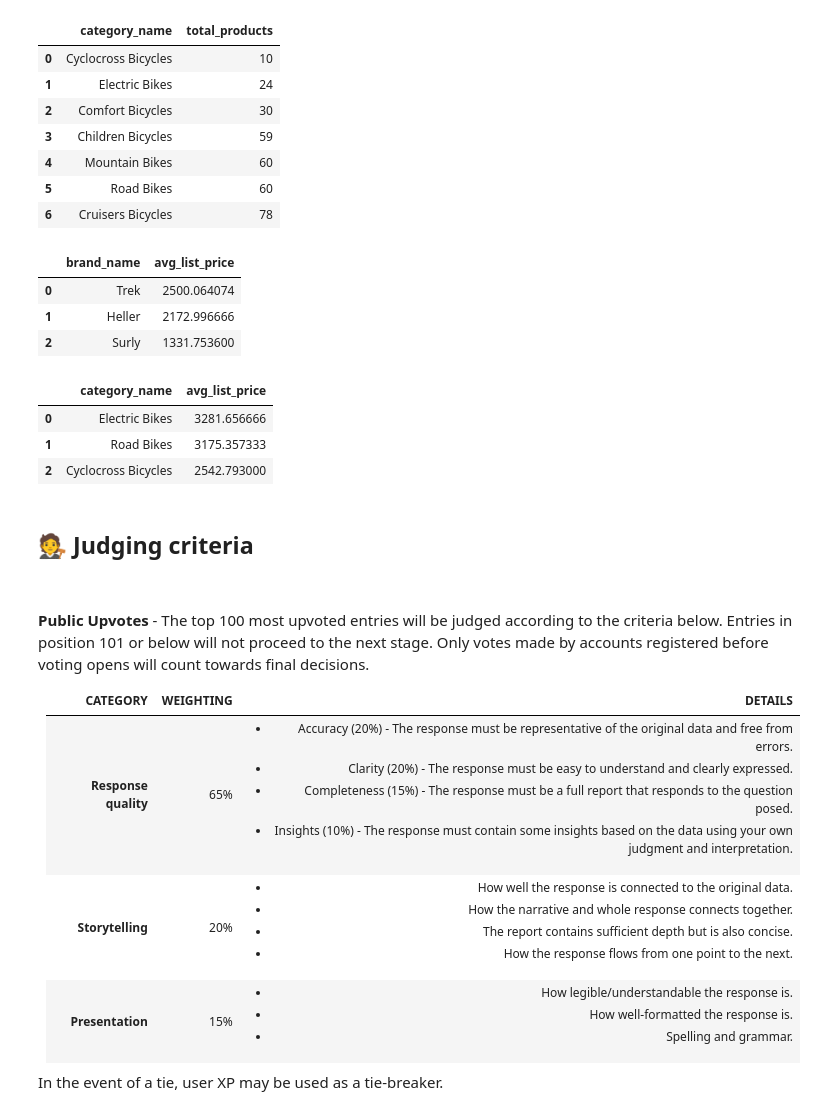
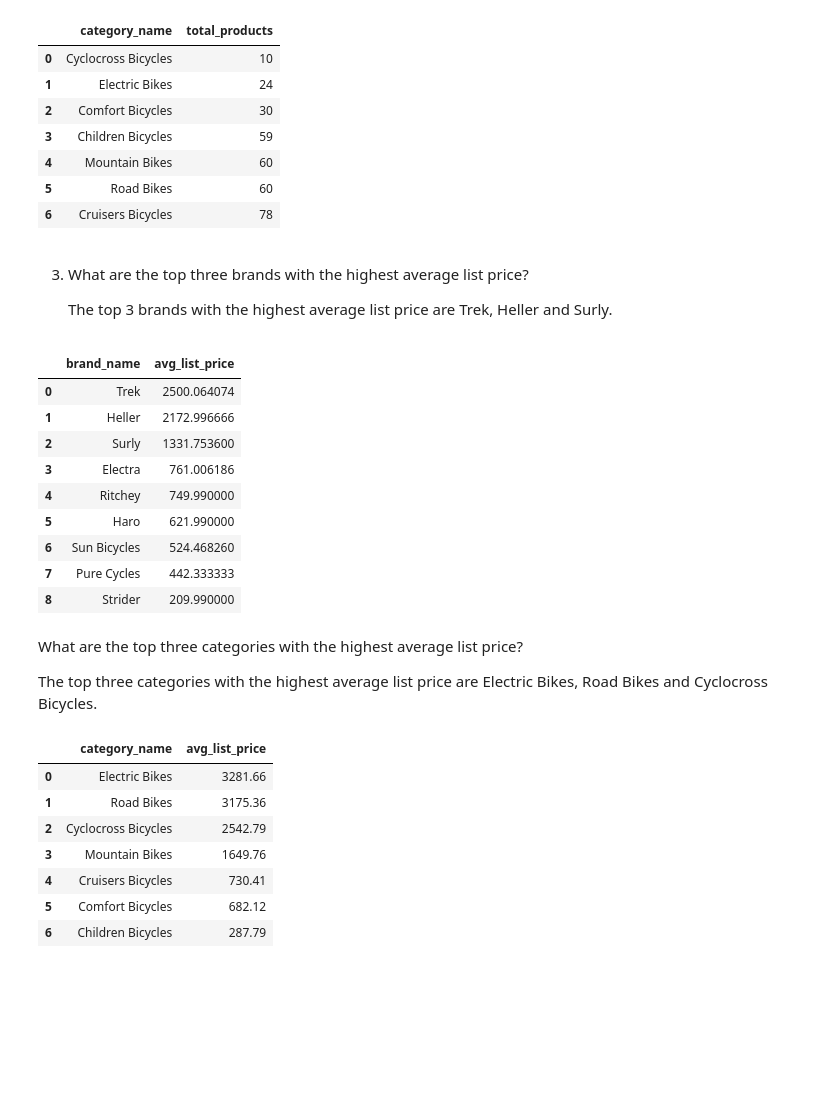
Before and after one commit to showdowmaxi/Datacamp-competiton, a Jupyter notebook: Python and SQL analysis/notebook.ipynb, the cells around one changed output. Drawn from its saved outputs; the diff is of its cells as text; code cells hidden in the pictures; blank space fills up the shorter version.

```diff
--- a/Python and SQL analysis/notebook.ipynb
+++ b/Python and SQL analysis/notebook.ipynb
@@ -341,28 +529,38 @@ ORDER BY total_products;
 | 4 | Mountain Bikes | 60 |
 | 5 | Road Bikes | 60 |
 | 6 | Cruisers Bicycles | 78 |
+# %% [markdown]
+3. What are the top three brands with the highest average list price?
+
+    The top 3 brands with the highest average list price are Trek, Heller and Surly.
 # %%
---What are the top three brands with the highest average list price? The top three categories?
 SELECT
-	TOP 3
 	brand_name,
 	AVG(list_price) AS avg_list_price
 FROM products AS p
 LEFT JOIN brands AS b
 ON p.brand_id = b.brand_id
 GROUP BY brand_name
 ORDER BY AVG(list_price) DESC;
 # %% [output]
 |  | brand_name | avg_list_price |
 | 0 | Trek | 2500.064074 |
 | 1 | Heller | 2172.996666 |
 | 2 | Surly | 1331.753600 |
+| 3 | Electra | 761.006186 |
+| 4 | Ritchey | 749.990000 |
+| 5 | Haro | 621.990000 |
+| 6 | Sun Bicycles | 524.468260 |
+| 7 | Pure Cycles | 442.333333 |
+| 8 | Strider | 209.990000 |
+# %% [markdown]
+   What are the top three categories with the highest average list price?
+
+   The top three categories with the highest average list price are Electric Bikes, Road Bikes and Cyclocross Bicycles.
 # %%
--- What are the top three categories with the highest average list price?
 SELECT
-	TOP 3
 	category_name,
-	AVG(list_price) AS avg_list_price
+	ROUND(AVG(list_price),2) AS avg_list_price
 FROM products AS p
 LEFT JOIN categories AS c
 ON p.category_id = c.category_id
@@ -370,18 +568,10 @@ GROUP BY category_name
 ORDER BY AVG(list_price) DESC;
 # %% [output]
 |  | category_name | avg_list_price |
-| 0 | Electric Bikes | 3281.656666 |
-| 1 | Road Bikes | 3175.357333 |
-| 2 | Cyclocross Bicycles | 2542.793000 |
+| 0 | Electric Bikes | 3281.66 |
+| 1 | Road Bikes | 3175.36 |
+| 2 | Cyclocross Bicycles | 2542.79 |
+| 3 | Mountain Bikes | 1649.76 |
+| 4 | Cruisers Bicycles | 730.41 |
+| 5 | Comfort Bicycles | 682.12 |
+| 6 | Children Bicycles | 287.79 |
-# %% [markdown]
-## 🧑‍⚖️ Judging criteria
-<p>&nbsp;</p>
-<p><strong>Public Upvotes</strong> - The top 100 most upvoted entries will be judged according to the criteria below. Entries in position 101 or below will not proceed to the next stage. Only votes made by accounts registered before voting opens will count towards final decisions.</p>
-
-| CATEGORY | WEIGHTING | DETAILS                                                              |
-|:---------|:----------|:---------------------------------------------------------------------|
-| **Response quality** | 65%       | <ul><li> Accuracy (20%) - The response must be representative of the original data and free from errors.</li><li> Clarity (20%) - The response must be easy to understand and clearly expressed.</li><li> Completeness (15%) - The response must be a full report that responds to the question posed.</li><li> Insights (10%) - The response must contain some insights based on the data using your own judgment and interpretation.</li></ul>       |
-| **Storytelling**  | 20%       | <ul><li>How well the response is connected to the original data. </li><li>How the narrative and whole response connects together.</li><li>The report contains sufficient depth but is also concise.</li><li>How the response flows from one point to the next. </ul> |
-| **Presentation** | 15% | <ul><li>How legible/understandable the response is.</li><li>How well-formatted the response is.</li><li>Spelling and grammar.</li></ul> |
-
-In the event of a tie, user XP may be used as a tie-breaker.
```
Also changed, not shown: parts of 48 cells of this notebook.
